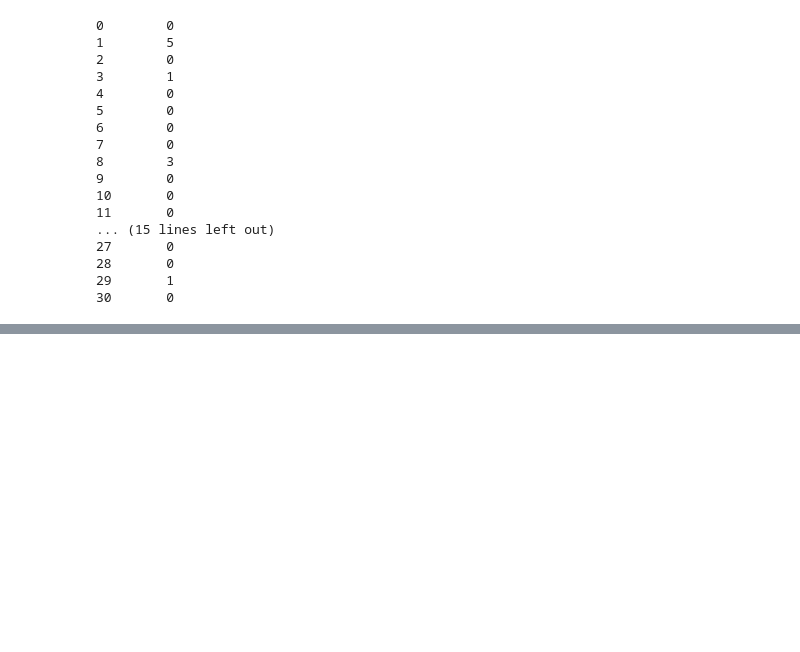
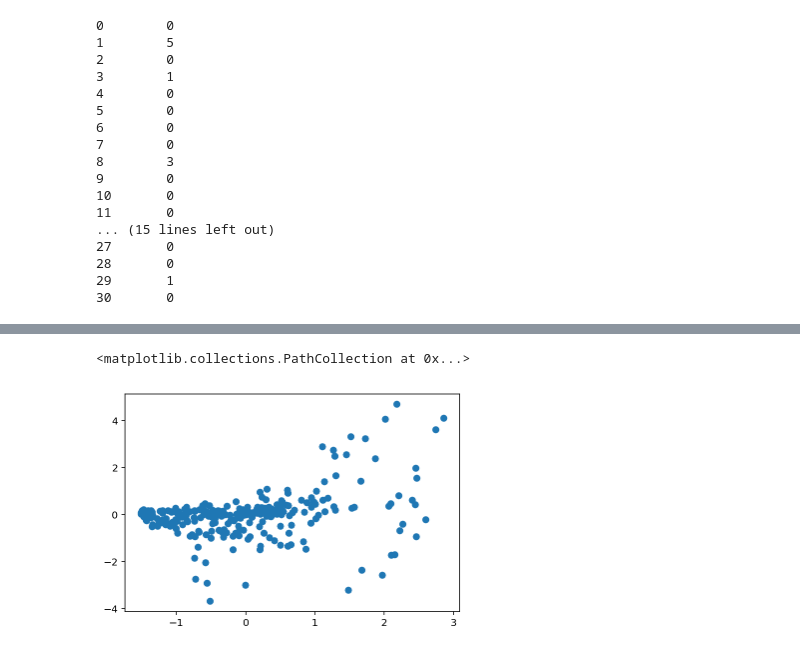
Before and after one commit to TomDonoghue/EEGparam, a Jupyter notebook: notebooks/GroupAnalysis-Task.ipynb, the cells around one changed output, grey strips where cells are left out. Drawn from its saved outputs; the diff is of its cells as text; code cells hidden in the pictures; blank space fills up the shorter version.

```diff
--- a/notebooks/GroupAnalysis-Task.ipynb
+++ b/notebooks/GroupAnalysis-Task.ipynb
@@ -139,6 +132,11 @@ for subi, subj_dat in enumerate(canonical_group):
 sum(sum(sum(np.isnan(all_alphas))))
 # %% [output]
 10
+# %%
+# Drop missing FOOOF values from other measures
+canalpha[np.isnan(all_alphas)] = np.nan
+all_exps[np.isnan(all_alphas)] = np.nan
+all_offsets[np.isnan(all_alphas)] = np.nan
 # %%
 # # TESTS
 #all_alphas[:, 1, :] = np.nan
@@ -766,0 +959,9 @@ for si, dd in zip(range(31), sum(np.isnan(all_alphas), 0).sum(1)):
+# %%
+can_scaled = preprocessing.scale(canalpha.flatten())
+alf_scaled = preprocessing.scale(all_alphas.flatten())
+exp_scaled = preprocessing.scale(all_exps.flatten())
+# %%
+plt.scatter(alf_scaled, can_scaled)
+# %% [output]
+<matplotlib.collections.PathCollection at 0x...>
+[figure, added]
```
Also changed, not shown: parts of 67 cells of this notebook, 4 other files.
